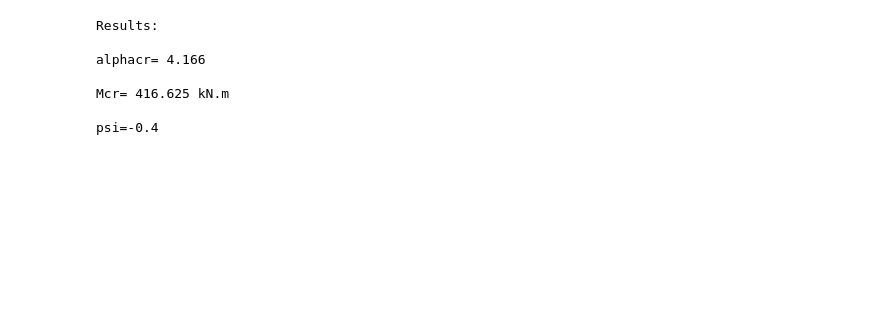
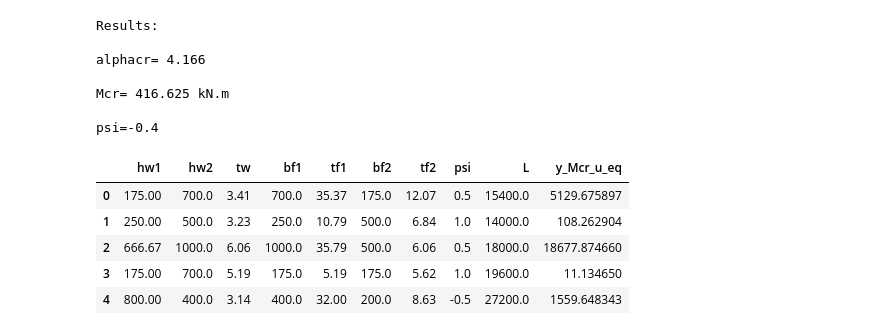
Before and after one commit to ccouto/testecolab, a Jupyter notebook: test.ipynb, the cells around one changed output. Cells and saved outputs as stored; diff of their text form; code cells hidden in the pictures; blank space fills up the shorter version.

```diff
--- a/test.ipynb
+++ b/test.ipynb
@@ -50,3 +50,18 @@ alphacr= 4.166
 Mcr= 416.625 kN.m
 
 psi=-0.4
+# %%
+import pandas as pd
+import numpy as np
+import matplotlib.pyplot as plt
+
+df = pd.read_csv('mcr_train_origdisc_random_40000.csv',sep=",")
+
+df.head()
+# %% [output]
+|  | hw1 | hw2 | tw | bf1 | tf1 | bf2 | tf2 | psi | L | y_Mcr_u_eq |
+| 0 | 175.00 | 700.0 | 3.41 | 700.0 | 35.37 | 175.0 | 12.07 | 0.5 | 15400.0 | 5129.675897 |
+| 1 | 250.00 | 500.0 | 3.23 | 250.0 | 10.79 | 500.0 | 6.84 | 1.0 | 14000.0 | 108.262904 |
+| 2 | 666.67 | 1000.0 | 6.06 | 1000.0 | 35.79 | 500.0 | 6.06 | 0.5 | 18000.0 | 18677.874660 |
+| 3 | 175.00 | 700.0 | 5.19 | 175.0 | 5.19 | 175.0 | 5.62 | 1.0 | 19600.0 | 11.134650 |
+| 4 | 800.00 | 400.0 | 3.14 | 400.0 | 32.00 | 200.0 | 8.63 | -0.5 | 27200.0 | 1559.648343 |
```
Also changed, not shown: parts of 3 cells of this notebook, 1 other file.
